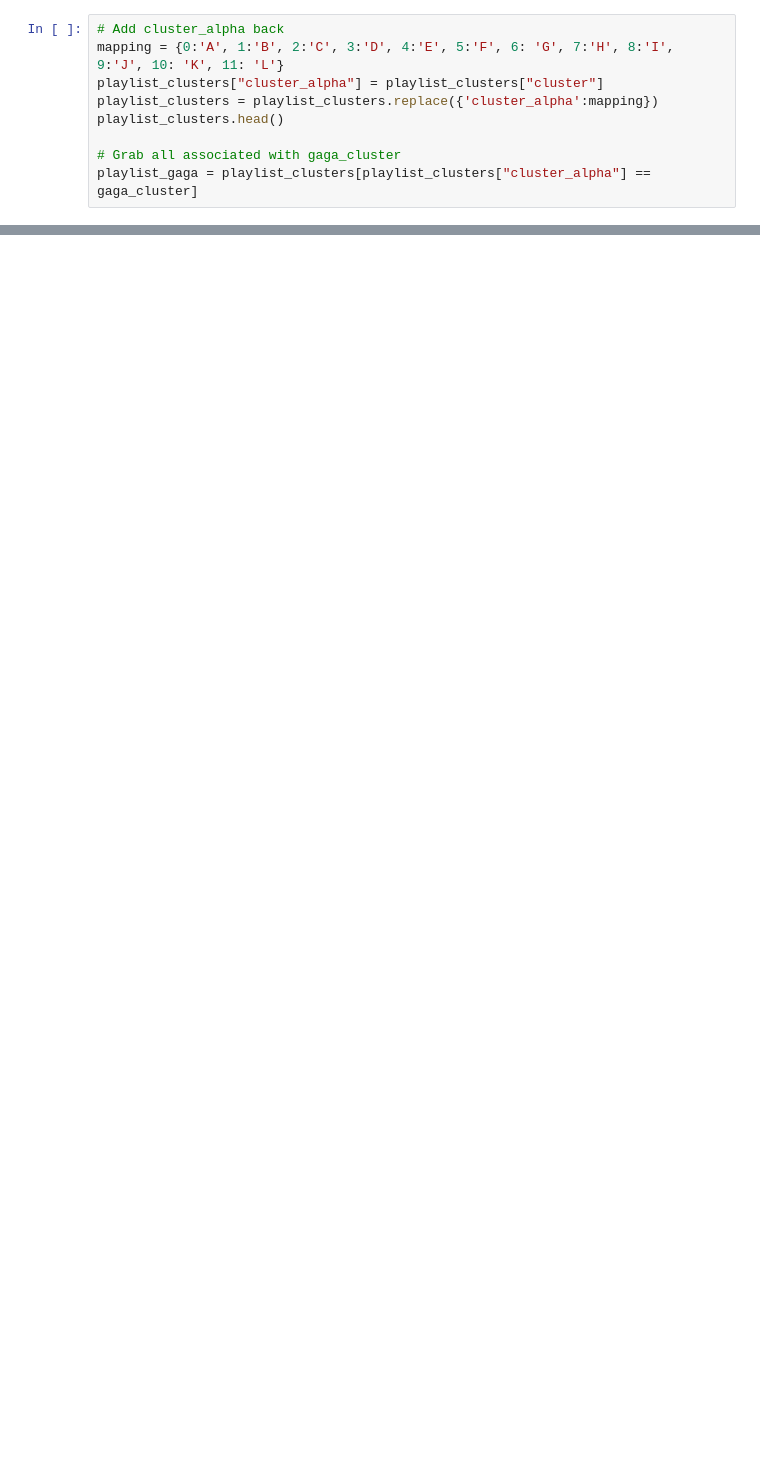
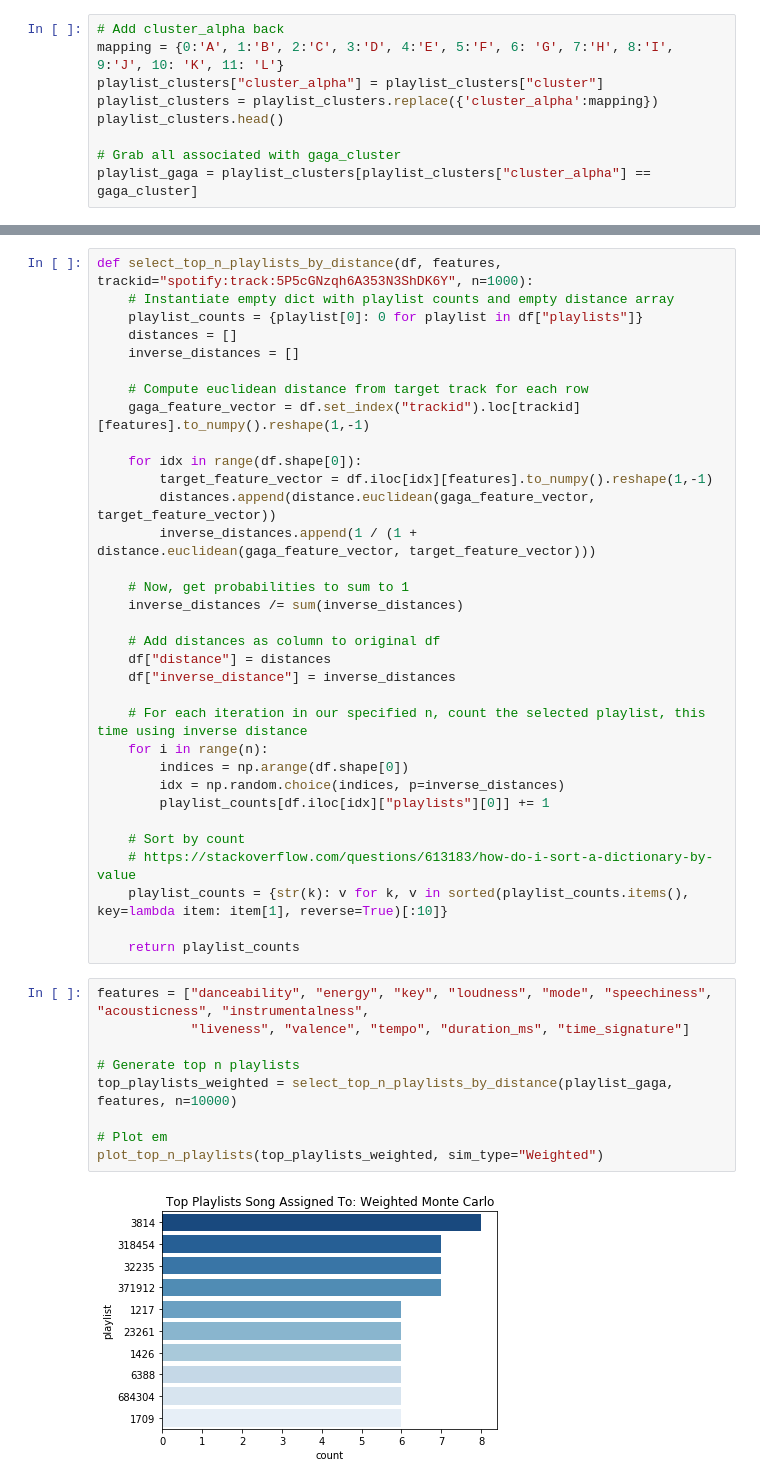
Before and after one commit to spotted-d/spotify-project, a Jupyter notebook: notebooks/austin_milestone4_finalproject.ipynb, the cells around one changed output, grey strips where cells are left out. Saved outputs shown, nothing was run; the diff lists cells and outputs as text; blank space fills up the shorter version.

```diff
--- a/notebooks/group37_milestone4_finalproject.ipynb
+++ b/notebooks/austin_milestone4_finalproject.ipynb
@@ -394,0 +437,44 @@ playlist_gaga.head()
+# %%
+def select_top_n_playlists_by_distance(df, features, trackid="spotify:track:5P5cGNzqh6A353N3ShDK6Y", n=1000):
+    # Instantiate empty dict with playlist counts and empty distance array
+    playlist_counts = {playlist[0]: 0 for playlist in df["playlists"]}
+    distances = []
+    inverse_distances = []
+
+    # Compute euclidean distance from target track for each row
+    gaga_feature_vector = df.set_index("trackid").loc[trackid][features].to_numpy().reshape(1,-1)
+
+    for idx in range(df.shape[0]):
+        target_feature_vector = df.iloc[idx][features].to_numpy().reshape(1,-1)
+        distances.append(distance.euclidean(gaga_feature_vector, target_feature_vector))
+        inverse_distances.append(1 / (1 + distance.euclidean(gaga_feature_vector, target_feature_vector)))
+
+    # Now, get probabilities to sum to 1
+    inverse_distances /= sum(inverse_distances)
+
+    # Add distances as column to original df
+    df["distance"] = distances
+    df["inverse_distance"] = inverse_distances
+
+    # For each iteration in our specified n, count the selected playlist, this time using inverse distance
+    for i in range(n):
+        indices = np.arange(df.shape[0])
+        idx = np.random.choice(indices, p=inverse_distances)
+        playlist_counts[df.iloc[idx]["playlists"][0]] += 1
+
+    # Sort by count
+    # https://stackoverflow.com/questions/613183/how-do-i-sort-a-dictionary-by-value
+    playlist_counts = {str(k): v for k, v in sorted(playlist_counts.items(), key=lambda item: item[1], reverse=True)[:10]}
+
+    return playlist_counts
+# %%
+features = ["danceability", "energy", "key", "loudness", "mode", "speechiness", "acousticness", "instrumentalness",
+            "liveness", "valence", "tempo", "duration_ms", "time_signature"]
+
+# Generate top n playlists
+top_playlists_weighted = select_top_n_playlists_by_distance(playlist_gaga, features, n=10000)
+
+# Plot em
+plot_top_n_playlists(top_playlists_weighted, sim_type="Weighted")
+# %% [output]
+[figure, added]
```
Also changed, not shown: parts of 19 cells of this notebook, 6 other files.
